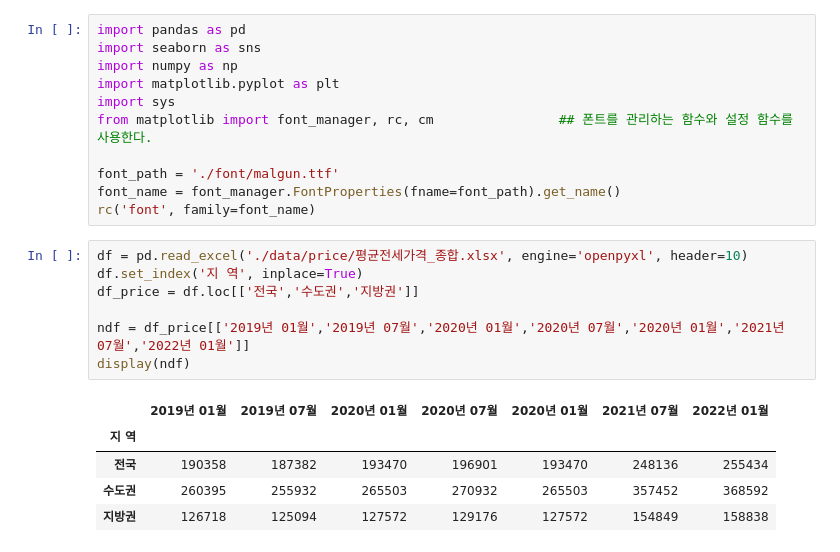
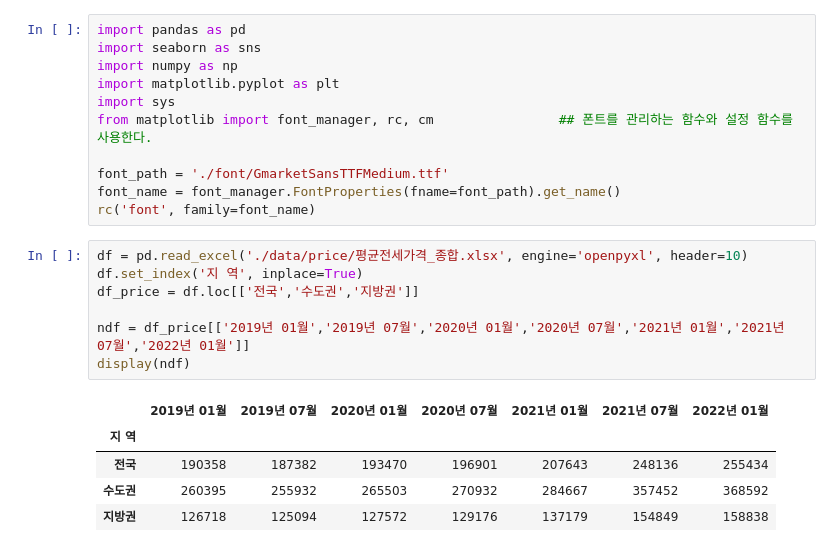
Before and after one commit to Minah-Seong/Project_Can, a Jupyter notebook: 지역별 평균전세가격.ipynb, the cells around one changed output. Cells and saved outputs as stored; diff of their text form.

```diff
--- a/지역별 평균전세가격.ipynb
+++ b/지역별 평균전세가격.ipynb
@@ -6,20 +6,20 @@ import matplotlib.pyplot as plt
 import sys
 from matplotlib import font_manager, rc, cm                ## 폰트를 관리하는 함수와 설정 함수를 사용한다.
 
-font_path = './font/malgun.ttf'
+font_path = './font/GmarketSansTTFMedium.ttf'
 font_name = font_manager.FontProperties(fname=font_path).get_name()
 rc('font', family=font_name)
 # %%
 df = pd.read_excel('./data/price/평균전세가격_종합.xlsx', engine='openpyxl', header=10)
 df.set_index('지 역', inplace=True)
 df_price = df.loc[['전국','수도권','지방권']]
 
-ndf = df_price[['2019년 01월','2019년 07월','2020년 01월','2020년 07월','2020년 01월','2021년 07월','2022년 01월']]
+ndf = df_price[['2019년 01월','2019년 07월','2020년 01월','2020년 07월','2021년 01월','2021년 07월','2022년 01월']]
 display(ndf)
 # %% [output]
-|  | 2019년 01월 | 2019년 07월 | 2020년 01월 | 2020년 07월 | 2020년 01월 | 2021년 07월 | 2022년 01월 |
+|  | 2019년 01월 | 2019년 07월 | 2020년 01월 | 2020년 07월 | 2021년 01월 | 2021년 07월 | 2022년 01월 |
 | 지 역 |  |  |  |  |  |  |  |
-| 전국 | 190358 | 187382 | 193470 | 196901 | 193470 | 248136 | 255434 |
-| 수도권 | 260395 | 255932 | 265503 | 270932 | 265503 | 357452 | 368592 |
-| 지방권 | 126718 | 125094 | 127572 | 129176 | 127572 | 154849 | 158838 |
+| 전국 | 190358 | 187382 | 193470 | 196901 | 207643 | 248136 | 255434 |
+| 수도권 | 260395 | 255932 | 265503 | 270932 | 284667 | 357452 | 368592 |
+| 지방권 | 126718 | 125094 | 127572 | 129176 | 137179 | 154849 | 158838 |
 # %%
```
Also changed, not shown: parts of 1 cell of this notebook, 2 other files.
